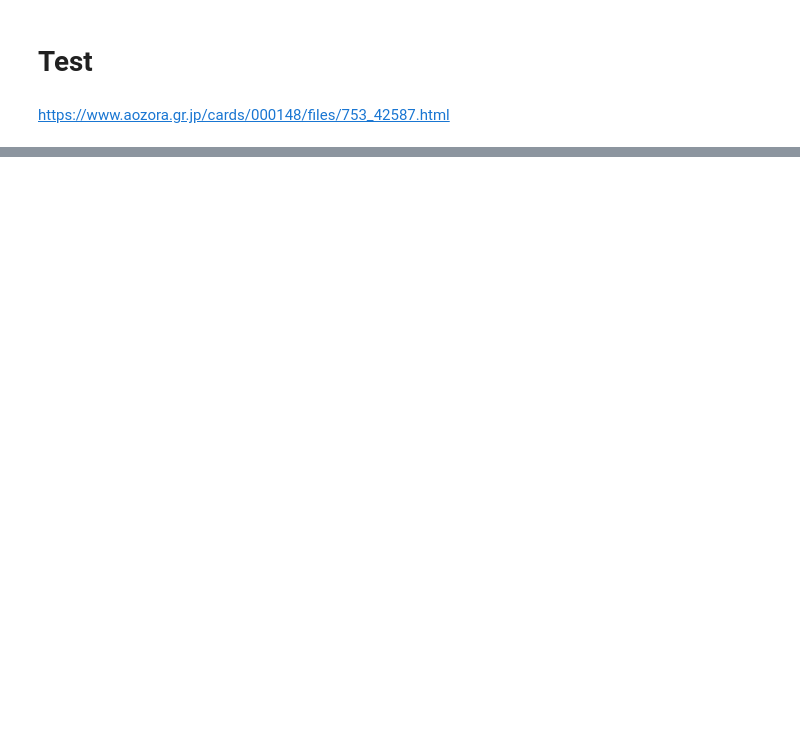
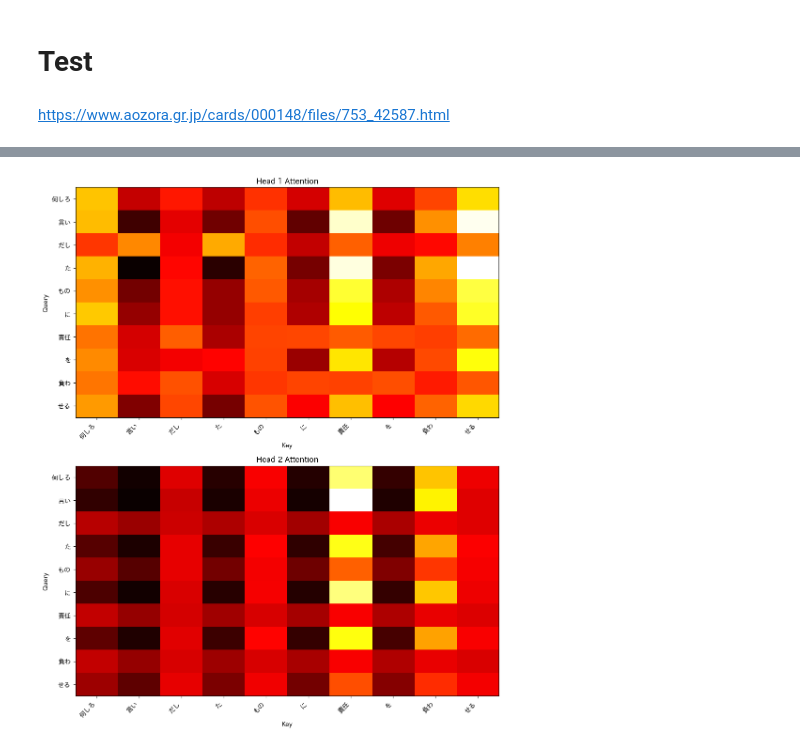
Before and after one commit to watanabe-gk/study_gpt, a Jupyter notebook: 事前学習.ipynb, the cells around one changed output, grey strips where cells are left out. Cells and saved outputs as stored; diff of their text form; code cells hidden in the pictures; blank space fills up the shorter version.

```diff
--- a/事前学習.ipynb
+++ b/事前学習.ipynb
@@ -362,0 +388,11 @@ evaluate.generate(parsed_corpus, model, mask)
+# %%
+# @title 学習中のモデルで視覚化
+inputs = evaluate.input_tokens(parsed_corpus)
+model.eval()
+inputs = inputs.to(device)
+model.to(device)
+_, w = model(inputs)
+# outputs, w = model(inputs, mask)
+visualize_attention_weights(w[0].cpu(), parsed_corpus) # バッチの次元は除外
+# %% [output]
+[figure, added]
```
Also changed, not shown: parts of 9 cells of this notebook.
